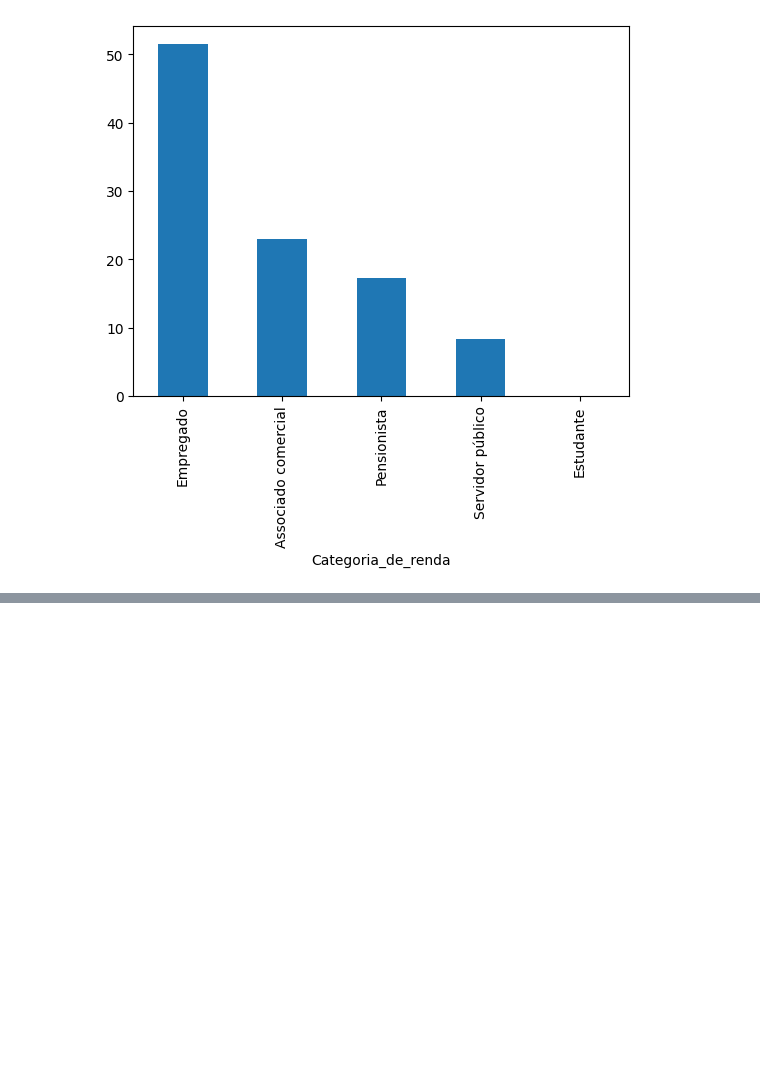
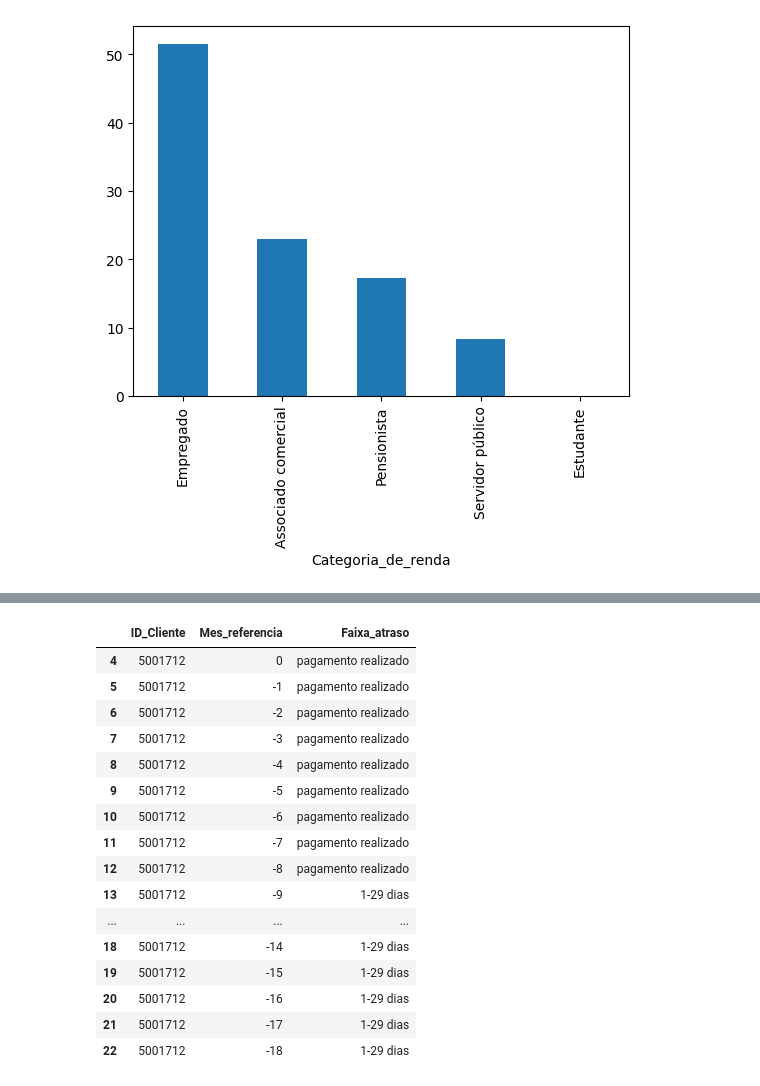
Before and after one commit to torvess/credit_score_07-10-2024, a Jupyter notebook: notebooks/credit_score.ipynb, the cells around one changed output, grey strips where cells are left out. Drawn from its saved outputs; the diff is of its cells as text; code cells hidden in the pictures; blank space fills up the shorter version.

```diff
--- a/notebooks/credit_score.ipynb
+++ b/notebooks/credit_score.ipynb
@@ -142,3 +142,5 @@ df_cadastro = df_cadastro[['ID_Cliente', 'Tem_carro', 'Tem_casa_propria', 'Tem_t
 # %% [output]
 <Axes: xlabel='Categoria_de_renda'>
 [figure]
+# %%
+aprovados = pd.read_csv('https://github.com/alura-tech/alura-tech-pos-data-science-credit-scoring-streamlit/blob/main/dados/clientes_aprovados.csv?raw=True')
@@ -144,0 +169,20 @@ df_cadastro = df_cadastro[['ID_Cliente', 'Tem_carro', 'Tem_casa_propria', 'Tem_t
+# %%
+aprovados.query('ID_Cliente == 5001712')
+# %% [output]
+|  | ID_Cliente | Mes_referencia | Faixa_atraso |
+| 4 | 5001712 | 0 | pagamento realizado |
+| 5 | 5001712 | -1 | pagamento realizado |
+| 6 | 5001712 | -2 | pagamento realizado |
+| 7 | 5001712 | -3 | pagamento realizado |
+| 8 | 5001712 | -4 | pagamento realizado |
+| 9 | 5001712 | -5 | pagamento realizado |
+| 10 | 5001712 | -6 | pagamento realizado |
+| 11 | 5001712 | -7 | pagamento realizado |
+| 12 | 5001712 | -8 | pagamento realizado |
+| 13 | 5001712 | -9 | 1-29 dias |
+| ... | ... | ... | ... |
+| 18 | 5001712 | -14 | 1-29 dias |
+| 19 | 5001712 | -15 | 1-29 dias |
+| 20 | 5001712 | -16 | 1-29 dias |
+| 21 | 5001712 | -17 | 1-29 dias |
+| 22 | 5001712 | -18 | 1-29 dias |
```
Also changed, not shown: parts of 7 cells of this notebook.
